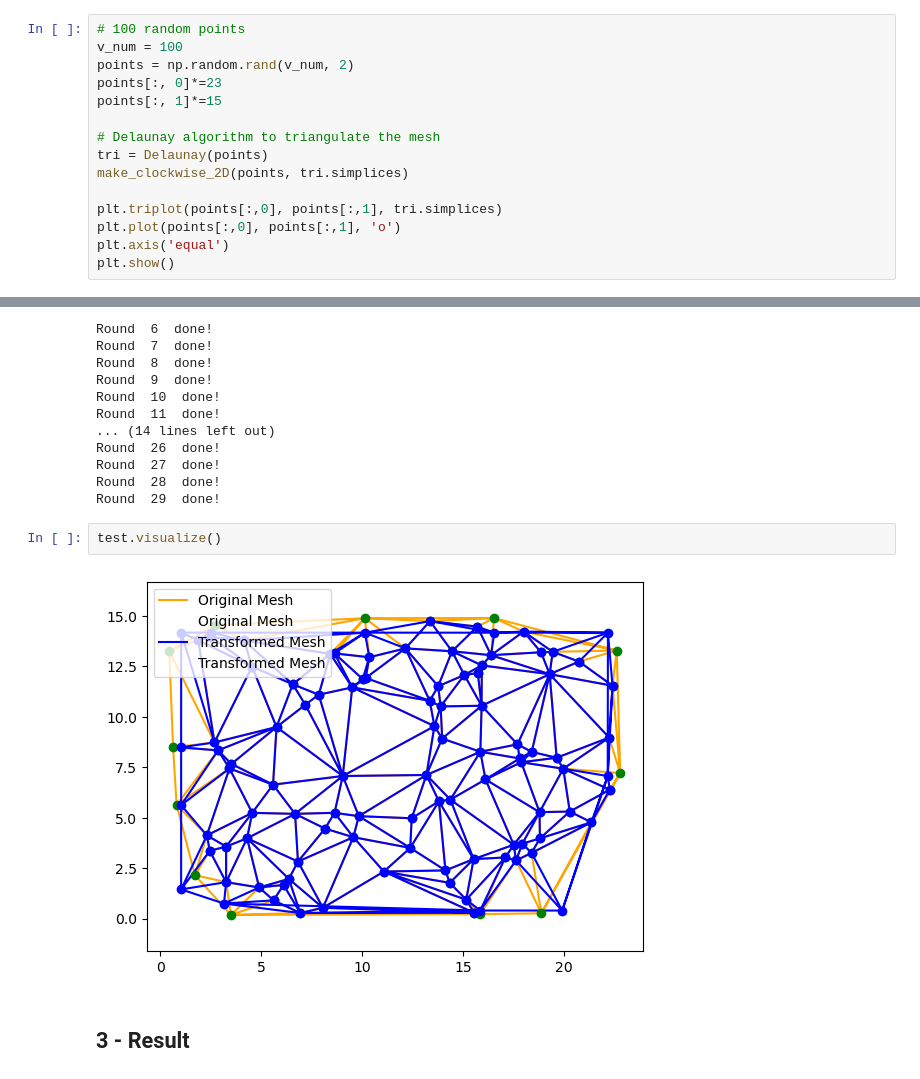
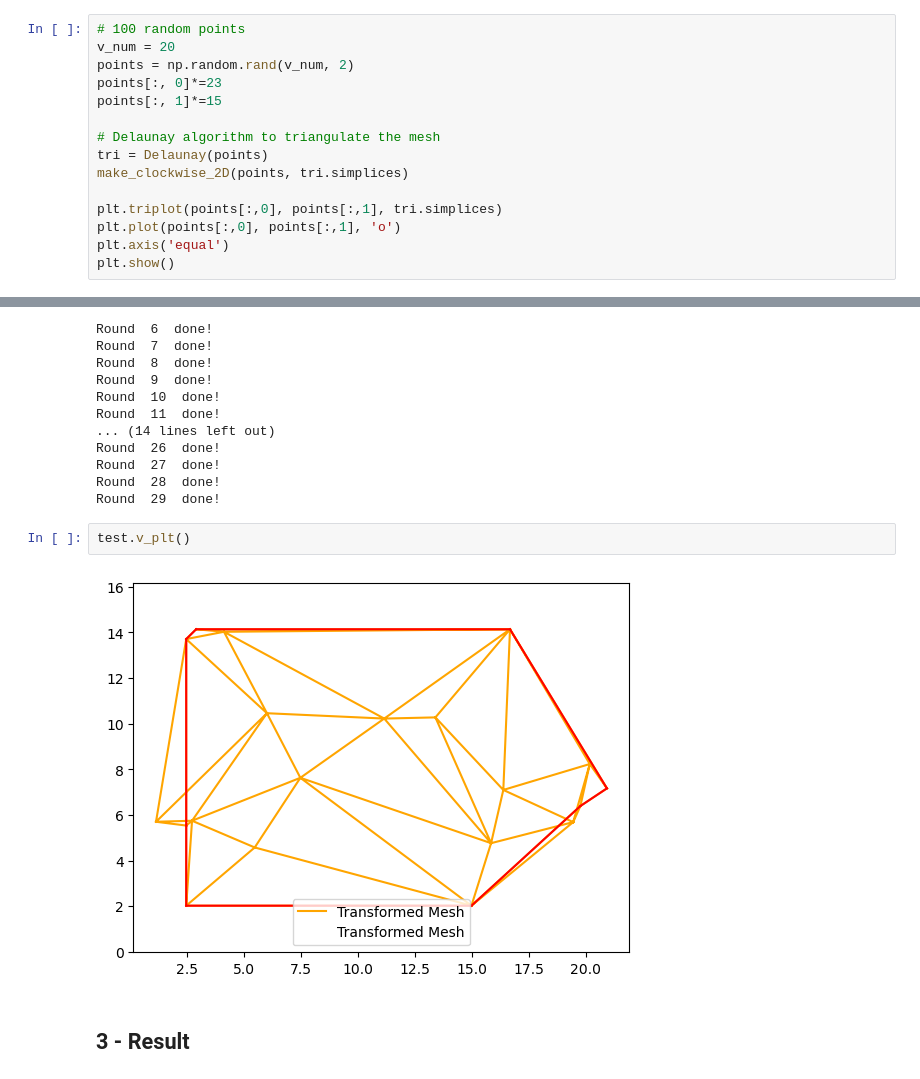
Before and after one commit to scyyc1/ED_Dissertation, a Jupyter notebook: Week 13/Week 13.ipynb, the cells around one changed output, grey strips where cells are left out. Drawn from its saved outputs; the diff is of its cells as text.

```diff
--- a/Week 13/Week 13.ipynb
+++ b/Week 13/Week 13.ipynb
@@ -44,7 +45,7 @@ from scipy.spatial import Delaunay
 ## 1 - Test Example
 # %%
 # 100 random points
-v_num = 100
+v_num = 20
 points = np.random.rand(v_num, 2)
 points[:, 0]*=23
 points[:, 1]*=15
@@ -145,9 +144,9 @@ Round  27  done!
 Round  28  done!
 Round  29  done!
 # %%
-test.visualize()
+test.v_plt()
 # %% [output]
-[figure, old version]
+[figure, new version]
 # %% [markdown]
 <a name='3'></a>
 ## 3 - Result
```
Also changed, not shown: parts of 31 cells of this notebook, 14 other files.
